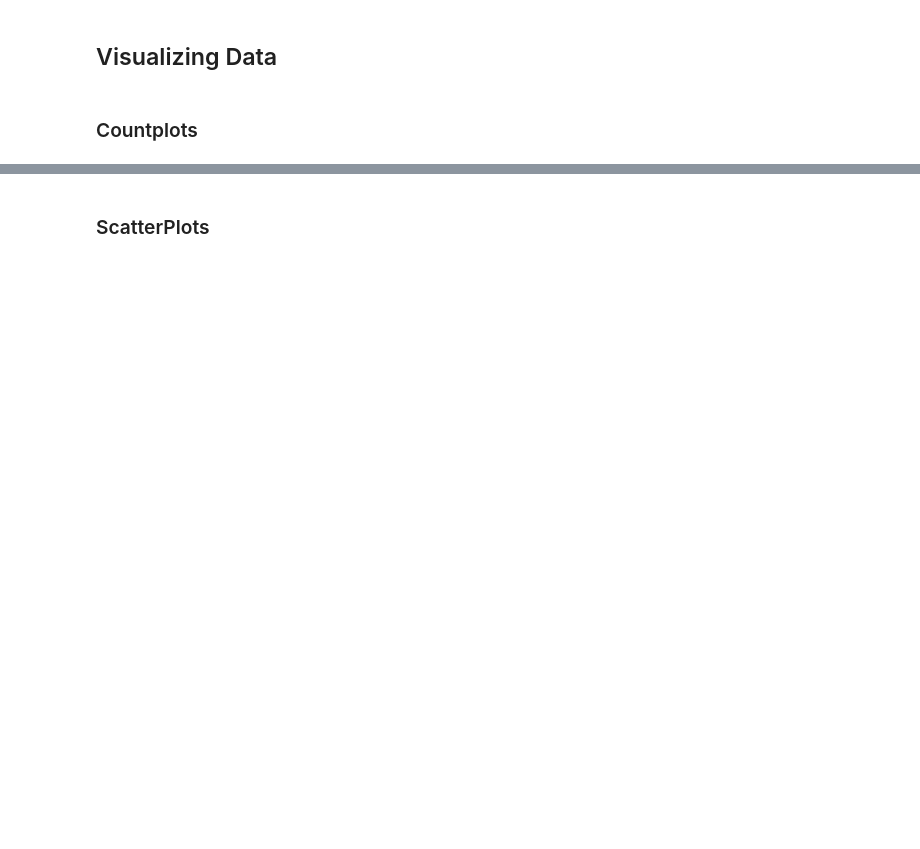
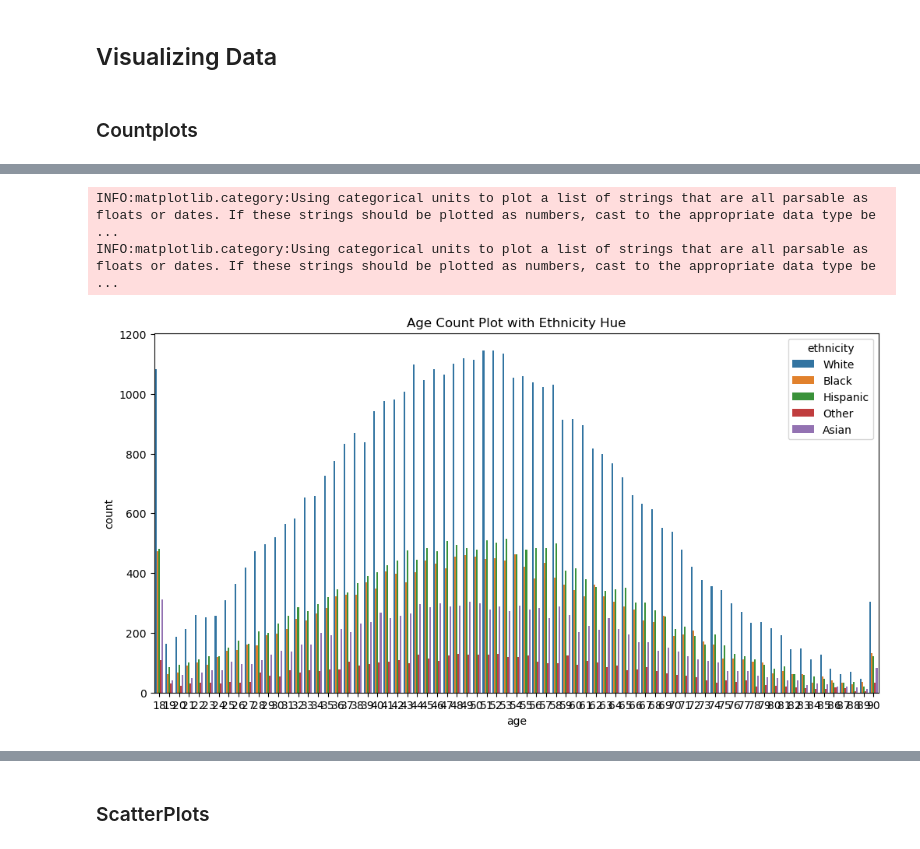
Before and after one commit to BrianP490/Type-2-Classifier, a Jupyter notebook: notebooks/analyze_data.ipynb, the cells around one changed output, grey strips where cells are left out. Drawn from its saved outputs; the diff is of its cells as text; code cells hidden in the pictures; blank space fills up the shorter version.

```diff
--- a/notebooks/analyze_data.ipynb
+++ b/notebooks/analyze_data.ipynb
@@ -88,7 +399,11 @@ plt.show()
 # %%
 plt.figure(figsize=(12, 6))
-sns.countplot(x=df["age"], hue=df["smoker"])
-plt.title("Age Count Plot with Smoker Hue")
+sns.countplot(x=df["age"], hue=df["ethnicity"])
+plt.title("Age Count Plot with Ethnicity Hue")
 plt.show()
+# %% [output]
+INFO:matplotlib.category:Using categorical units to plot a list of strings that are all parsable as floats or dates. If these strings should be plotted as numbers, cast to the appropriate data type be ...
+INFO:matplotlib.category:Using categorical units to plot a list of strings that are all parsable as floats or dates. If these strings should be plotted as numbers, cast to the appropriate data type be ...
+[figure, added]
 # %%
 plt.figure(figsize=(8, 4))
```
Also changed, not shown: parts of 33 cells of this notebook, 1 other file.
